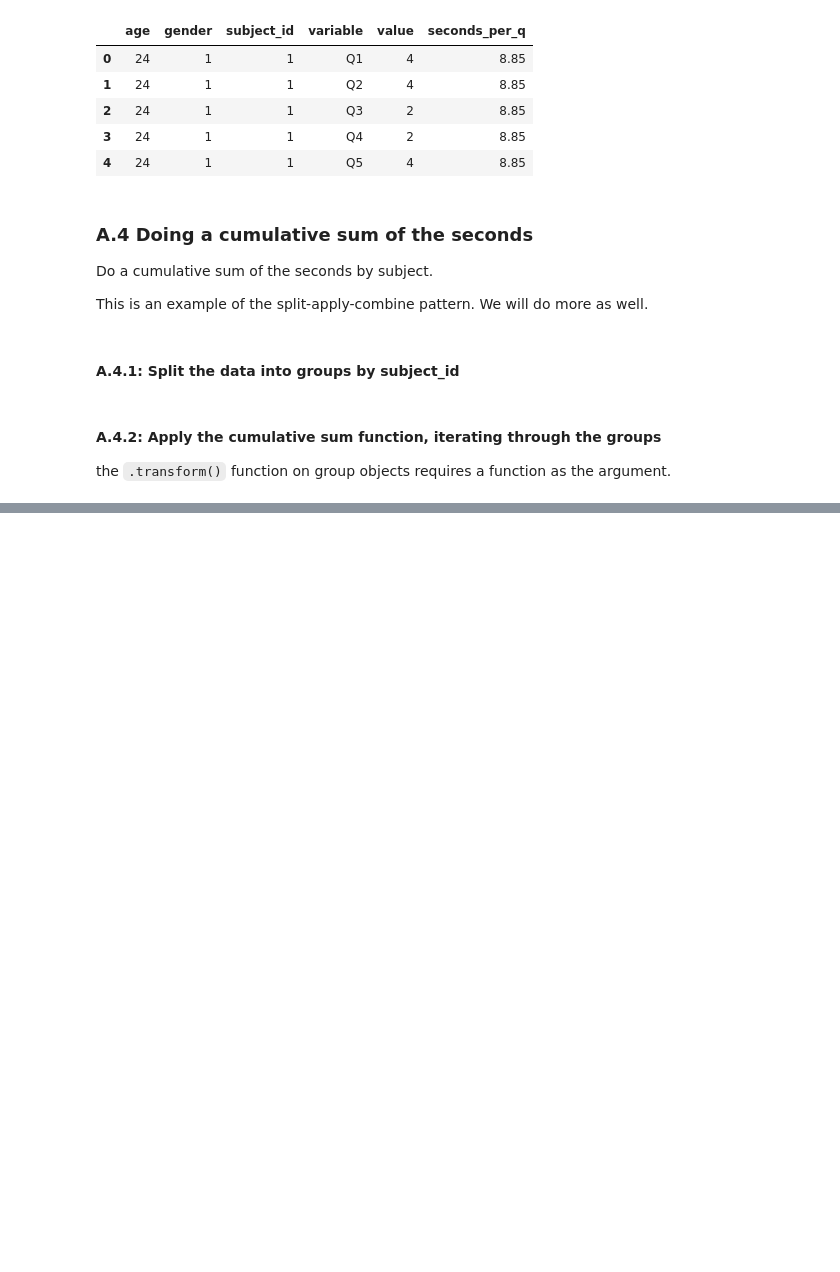
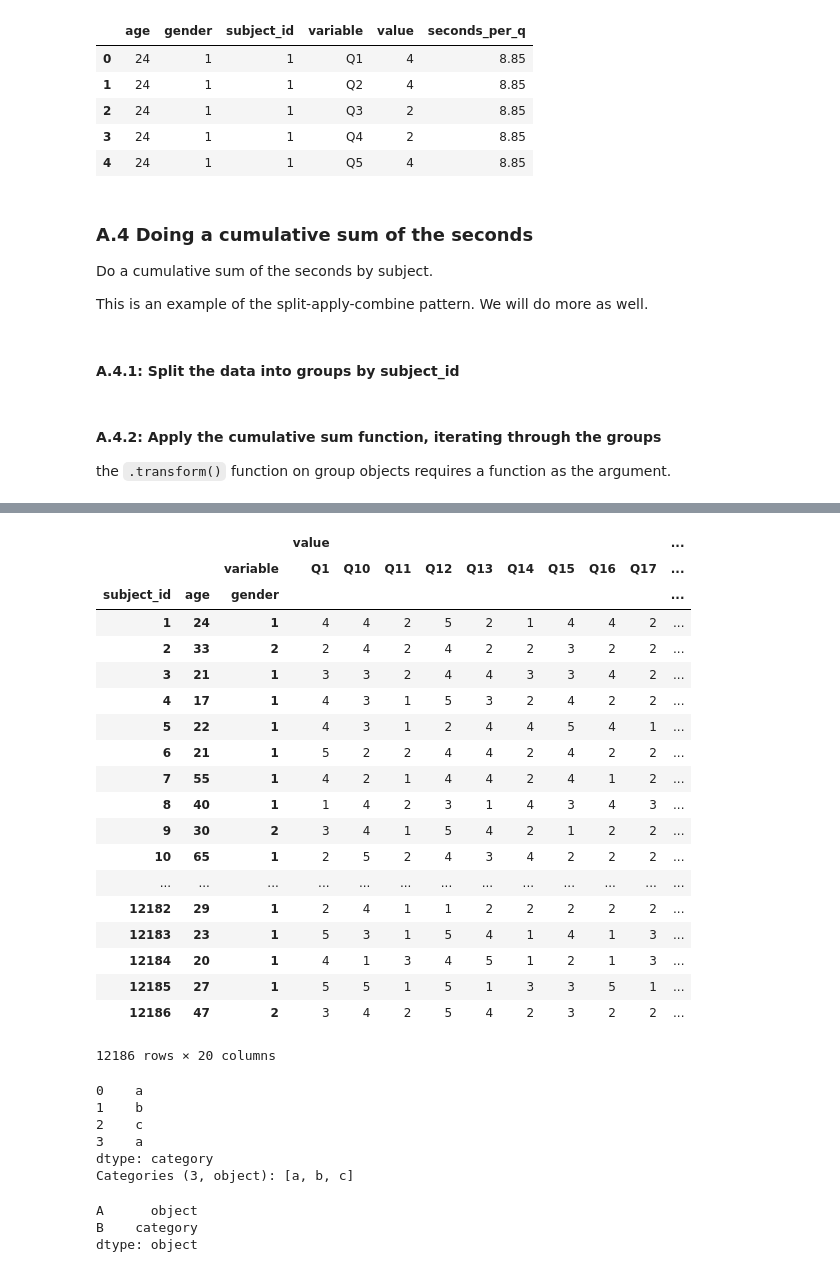
Before and after one commit to brettswan/General-Assembly-Projects, a Jupyter notebook: curriculum/week-02/3.3-lesson/code/w2-3.3-split-apply-combine-codealong.ipynb, the cells around one changed output, grey strips where cells are left out. Cells and saved outputs as stored; diff of their text form; code cells hidden in the pictures; blank space fills up the shorter version.

````diff
--- a/curriculum/week-02/3.3-lesson/code/w2-3.3-split-apply-combine-codealong.ipynb
+++ b/curriculum/week-02/3.3-lesson/code/w2-3.3-split-apply-combine-codealong.ipynb
@@ -43,7 +43,7 @@ I have already widened the data for you here in the interest of time. You can se
 
 If you would like to do the melting part yourself for practice, be my guest! The more practice the better. If doing it yourself you would instead load the ```mach_data.csv``` file again.
 # %%
-mach_long = pd.read_csv('../datasets/mach_long.csv')
+mach_long = pd.read_csv('/Users/mikeludwig/Downloads/mach_long.csv')
 mach_long.head()
 # %% [output]
 |  | age | gender | subject_id | variable | value |
@@ -131,0 +150,28 @@
+# %%
+mach_secs_wide = pd.pivot_table(mach_secs,
+                               values=['value','seconds_elapsed'],
+                               index=['subject_id','age','gender'],
+                               columns=['variable'])
+# %%
+mach_secs_wide
+# %% [output]
+|  |  |  | value |  |  |  |  |  |  |  |  | ... |
+|  |  | variable | Q1 | Q10 | Q11 | Q12 | Q13 | Q14 | Q15 | Q16 | Q17 | ... |
+| subject_id | age | gender |  |  |  |  |  |  |  |  |  | ... |
+| 1 | 24 | 1 | 4 | 4 | 2 | 5 | 2 | 1 | 4 | 4 | 2 | ... |
+| 2 | 33 | 2 | 2 | 4 | 2 | 4 | 2 | 2 | 3 | 2 | 2 | ... |
+| 3 | 21 | 1 | 3 | 3 | 2 | 4 | 4 | 3 | 3 | 4 | 2 | ... |
+| 4 | 17 | 1 | 4 | 3 | 1 | 5 | 3 | 2 | 4 | 2 | 2 | ... |
+| 5 | 22 | 1 | 4 | 3 | 1 | 2 | 4 | 4 | 5 | 4 | 1 | ... |
+| 6 | 21 | 1 | 5 | 2 | 2 | 4 | 4 | 2 | 4 | 2 | 2 | ... |
+| 7 | 55 | 1 | 4 | 2 | 1 | 4 | 4 | 2 | 4 | 1 | 2 | ... |
+| 8 | 40 | 1 | 1 | 4 | 2 | 3 | 1 | 4 | 3 | 4 | 3 | ... |
+| 9 | 30 | 2 | 3 | 4 | 1 | 5 | 4 | 2 | 1 | 2 | 2 | ... |
+| 10 | 65 | 1 | 2 | 5 | 2 | 4 | 3 | 4 | 2 | 2 | 2 | ... |
+| ... | ... | ... | ... | ... | ... | ... | ... | ... | ... | ... | ... | ... |
+| 12182 | 29 | 1 | 2 | 4 | 1 | 1 | 2 | 2 | 2 | 2 | 2 | ... |
+| 12183 | 23 | 1 | 5 | 3 | 1 | 5 | 4 | 1 | 4 | 1 | 3 | ... |
+| 12184 | 20 | 1 | 4 | 1 | 3 | 4 | 5 | 1 | 2 | 1 | 3 | ... |
+| 12185 | 27 | 1 | 5 | 5 | 1 | 5 | 1 | 3 | 3 | 5 | 1 | ... |
+| 12186 | 47 | 2 | 3 | 4 | 2 | 5 | 4 | 2 | 3 | 2 | 2 | ... |
+12186 rows × 20 columns
@@ -131,0 +180,9 @@
+# %%
+s
+# %% [output]
+0    a
+1    b
+2    c
+3    a
+dtype: category
+Categories (3, object): [a, b, c]
@@ -131,0 +193,6 @@
+# %%
+df.dtypes
+# %% [output]
+A      object
+B    category
+dtype: object
````
Also changed, not shown: parts of 8 cells of this notebook, 3 other files.
